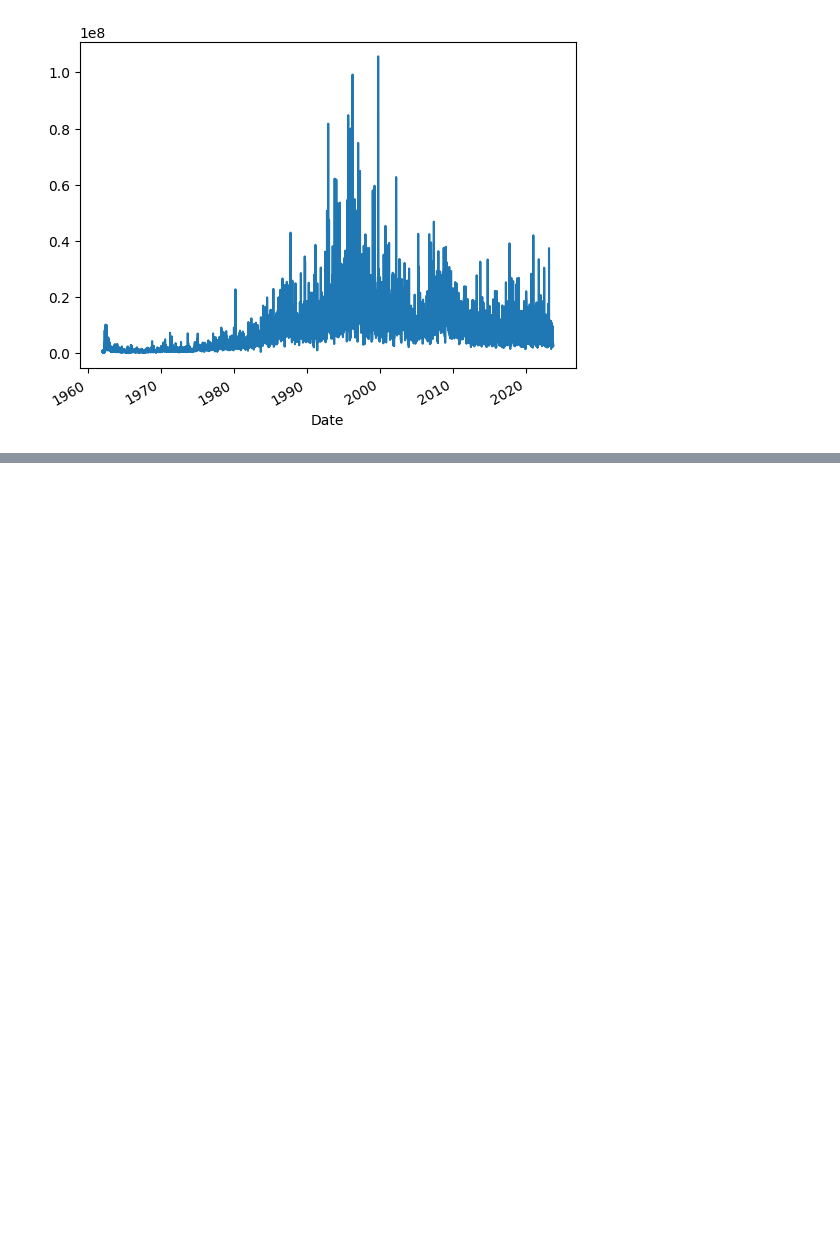
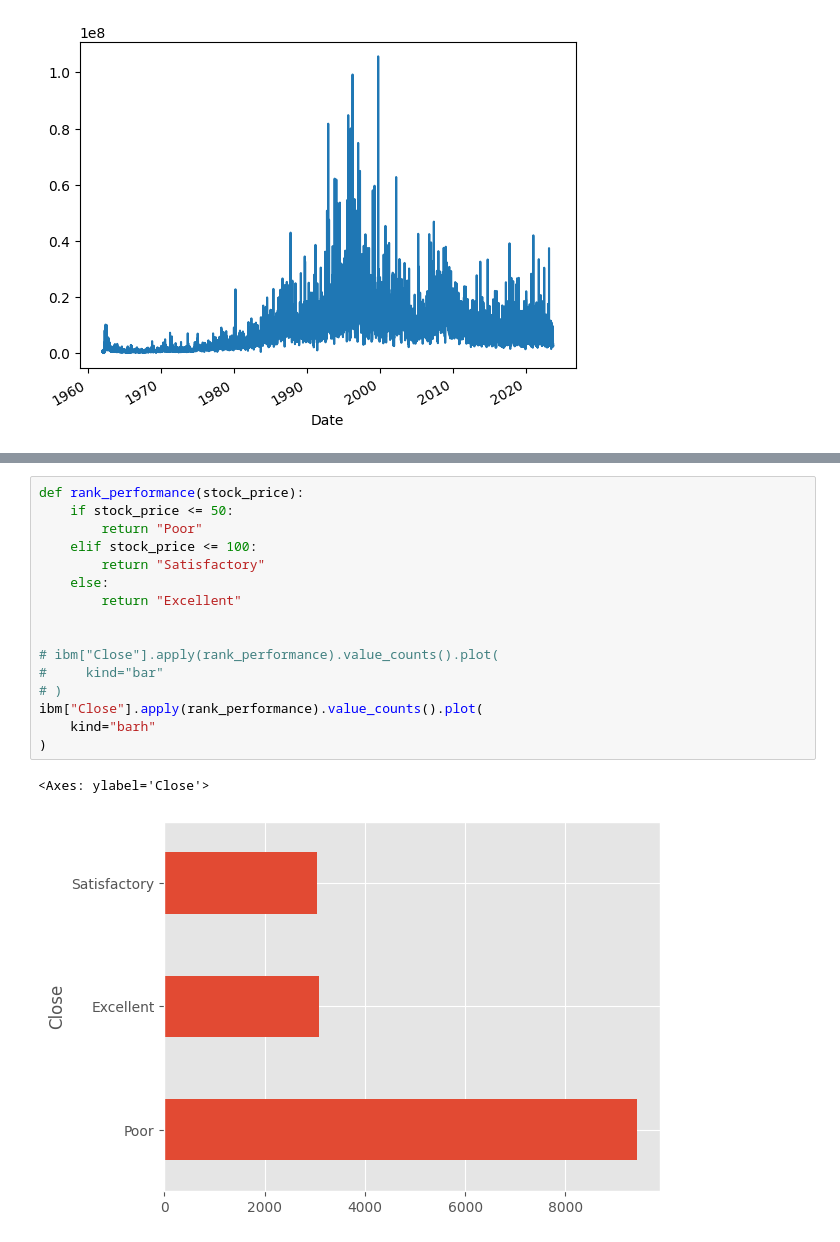
Before and after one commit to yukikitayama/data-analysis, a Jupyter notebook: pandas/visualization.ipynb, the cells around one changed output, grey strips where cells are left out. Cells and saved outputs as stored; diff of their text form; blank space fills up the shorter version.

Commit message:
finish visualization

```diff
--- a/pandas/visualization.ipynb
+++ b/pandas/visualization.ipynb
@@ -31,0 +32,19 @@ ibm.plot(y="Volume")
+# %%
+def rank_performance(stock_price):
+    if stock_price <= 50:
+        return "Poor"
+    elif stock_price <= 100:
+        return "Satisfactory"
+    else:
+        return "Excellent"
+
+
+# ibm["Close"].apply(rank_performance).value_counts().plot(
+#     kind="bar"
+# )
+ibm["Close"].apply(rank_performance).value_counts().plot(
+    kind="barh"
+)
+# %% [output]
+<Axes: ylabel='Close'>
+[figure, added]
```
Also changed, not shown: parts of 2 cells of this notebook.
